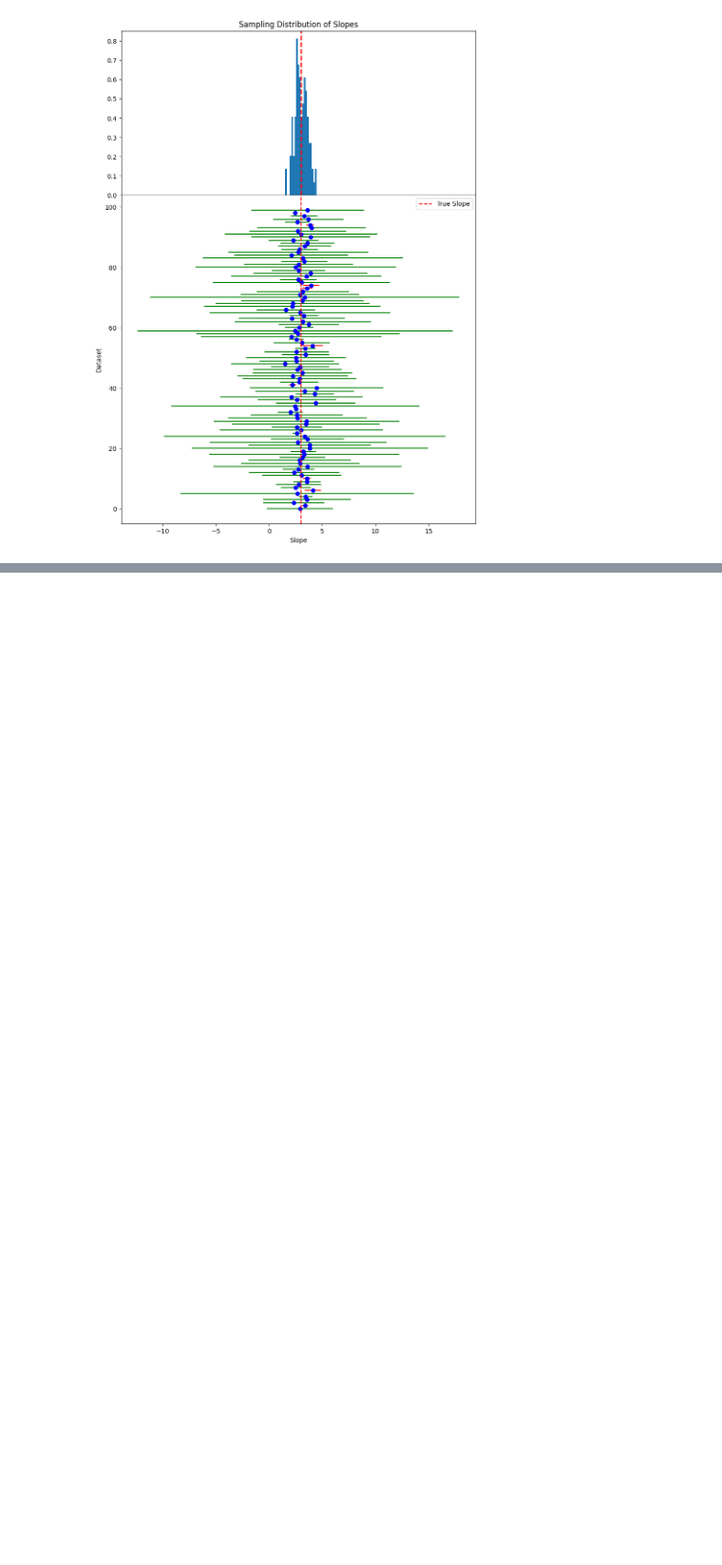
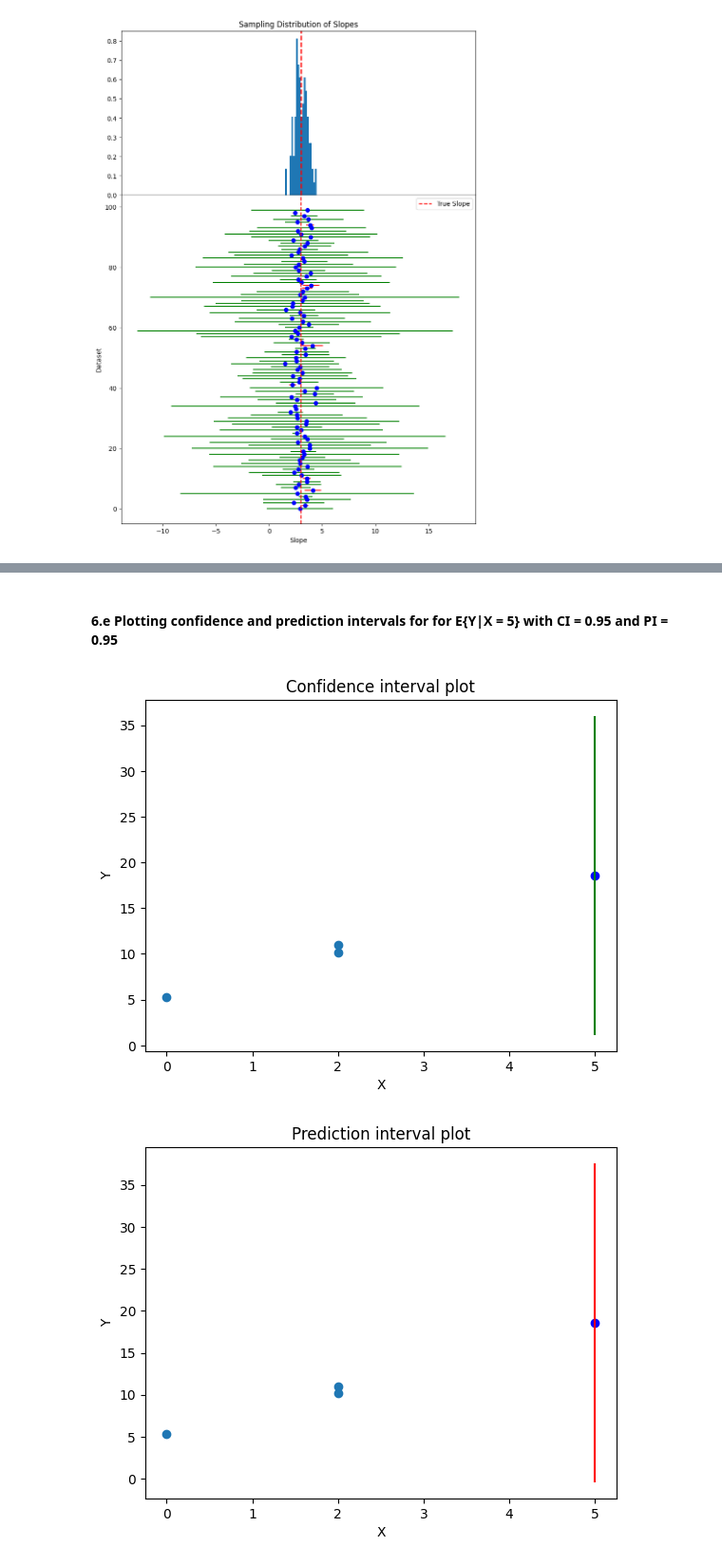
Before and after one commit to madhukar01/stats_exercise, a Jupyter notebook: ex01/solution.ipynb, the cells around one changed output, grey strips where cells are left out. Shown at 95% size. Drawn from its saved outputs; the diff is of its cells as text; code cells hidden in the pictures; blank space fills up the shorter version.

```diff
--- a/ex01/solution.ipynb
+++ b/ex01/solution.ipynb
@@ -520,0 +603,16 @@ plot_confidence_interval_normal_error(
+# %% [markdown]
+#### 6.e Plotting confidence and prediction intervals for for E{Y|X = 5} with CI = 0.95 and PI = 0.95
+# %%
+plot_confidence_prediction_intervals(
+    x=(0, 2),
+    beta_zero=5,
+    beta_one=3,
+    error_loc=0,
+    error_scale=1,
+    confidence=0.95,
+    xh=5,
+    size=3,
+)
+# %% [output]
+[figure, added]
+[figure, added]
```
Also changed, not shown: parts of 33 cells of this notebook.
